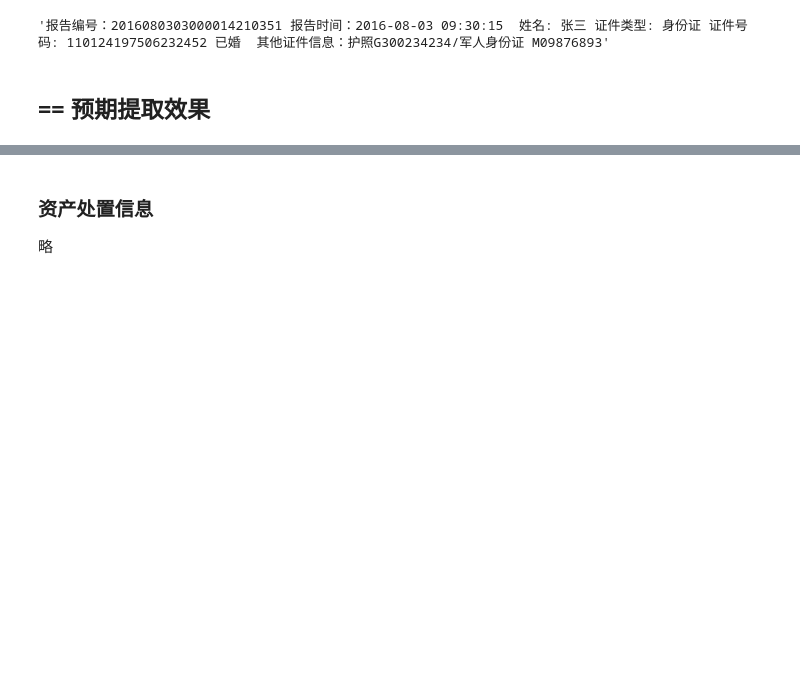
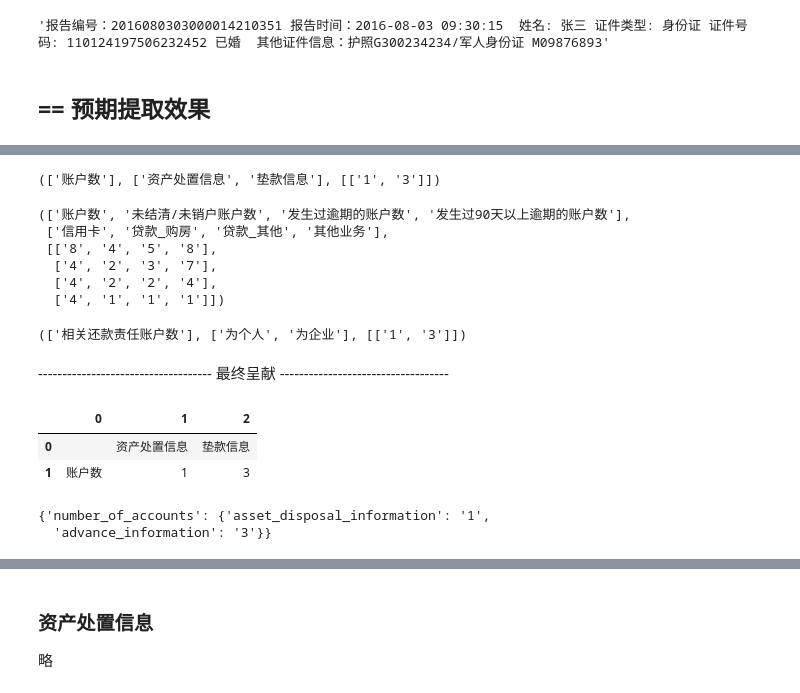
Before and after one commit to Arnoldzyf/knowledge_extraction_from_credit_reports, a Jupyter notebook: 4_简版方案.ipynb, the cells around one changed output, grey strips where cells are left out. Saved outputs shown, nothing was run; the diff lists cells and outputs as text; code cells hidden in the pictures; blank space fills up the shorter version.

```diff
--- a/4_简版方案.ipynb
+++ b/4_简版方案.ipynb
@@ -50,0 +444,22 @@ grxybg_schema.append(['其他证件信息'])
+# %%
+table_1_result = xxgy_preprocess_table(xxgy_data[0])
+table_1_result
+# %% [output]
+(['账户数'], ['资产处置信息', '垫款信息'], [['1', '3']])
+# %%
+table_2_result = xxgy_preprocess_table(xxgy_data[1])
+table_2_result
+# %% [output]
+(['账户数', '未结清/未销户账户数', '发生过逾期的账户数', '发生过90天以上逾期的账户数'],
+ ['信用卡', '贷款_购房', '贷款_其他', '其他业务'],
+ [['8', '4', '5', '8'],
+  ['4', '2', '3', '7'],
+  ['4', '2', '2', '4'],
+  ['4', '1', '1', '1']])
+# %%
+table_3_result = xxgy_preprocess_table(xxgy_data[2])
+table_3_result
+# %% [output]
+(['相关还款责任账户数'], ['为个人', '为企业'], [['1', '3']])
+# %% [markdown]
+------------------------------------ 最终呈献 -----------------------------------
@@ -50,0 +479,12 @@ grxybg_schema.append(['其他证件信息'])
+# %%
+table_1_info = xxgy_table_result_to_json(row_names=key_list_2_English(table_1_result[0]),
+                                         col_names=key_list_2_English(table_1_result[1]),
+                                        data=key_list_2_English(table_1_result[2]))
+display(pd.DataFrame(xxgy_data[0]))
+table_1_info
+# %% [output]
+|  | 0 | 1 | 2 |
+| 0 |  | 资产处置信息 | 垫款信息 |
+| 1 | 账户数 | 1 | 3 |
+{'number_of_accounts': {'asset_disposal_information': '1',
+  'advance_information': '3'}}
```
Also changed, not shown: parts of 51 cells of this notebook, 2 other files.
